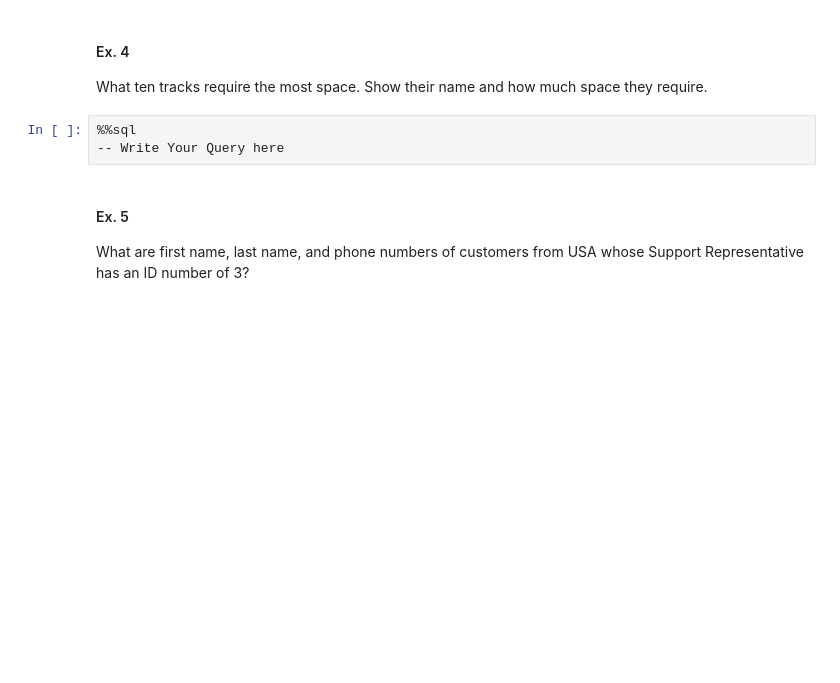
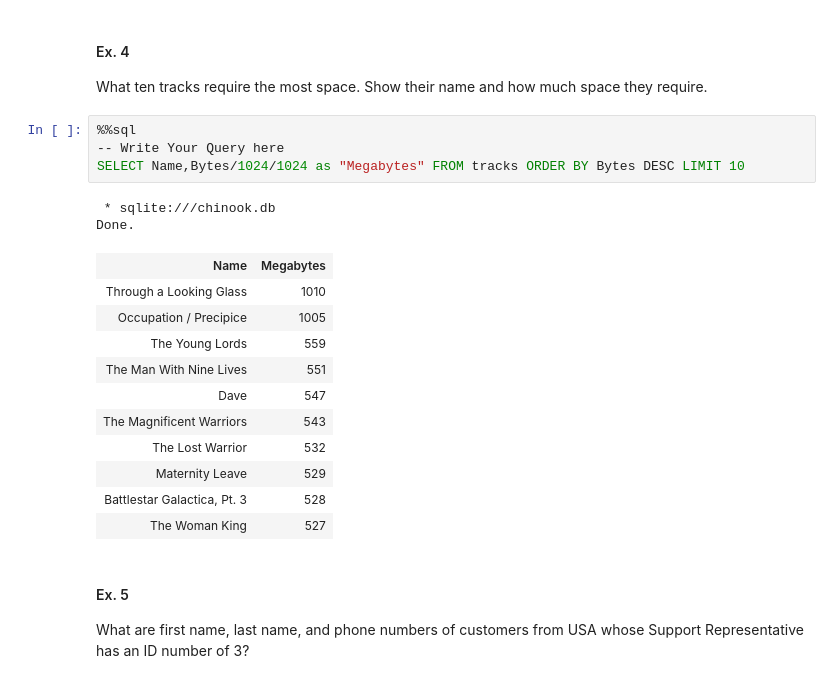
Before and after one commit to zakiayoubi/R11, a Jupyter notebook: Intro_to_SQL.ipynb, the cells around one changed output. Drawn from its saved outputs; the diff is of its cells as text; blank space fills up the shorter version.

```diff
--- a/Intro_to_SQL.ipynb
+++ b/Intro_to_SQL.ipynb
@@ -78,6 +186,21 @@ What ten tracks require the most space. Show their name and how much space they
 # %%
 %%sql
 -- Write Your Query here
+SELECT Name,Bytes/1024/1024 as "Megabytes" FROM tracks ORDER BY Bytes DESC LIMIT 10
+# %% [output]
+ * sqlite:///chinook.db
+Done.
+| Name | Megabytes |
+| Through a Looking Glass | 1010 |
+| Occupation / Precipice | 1005 |
+| The Young Lords | 559 |
+| The Man With Nine Lives | 551 |
+| Dave | 547 |
+| The Magnificent Warriors | 543 |
+| The Lost Warrior | 532 |
+| Maternity Leave | 529 |
+| Battlestar Galactica, Pt. 3 | 528 |
+| The Woman King | 527 |
 # %% [markdown]
 #### Ex. 5
 What are first name, last name, and phone numbers of customers from USA whose Support Representative has an ID number of 3?
```
Also changed, not shown: parts of 10 cells of this notebook.
